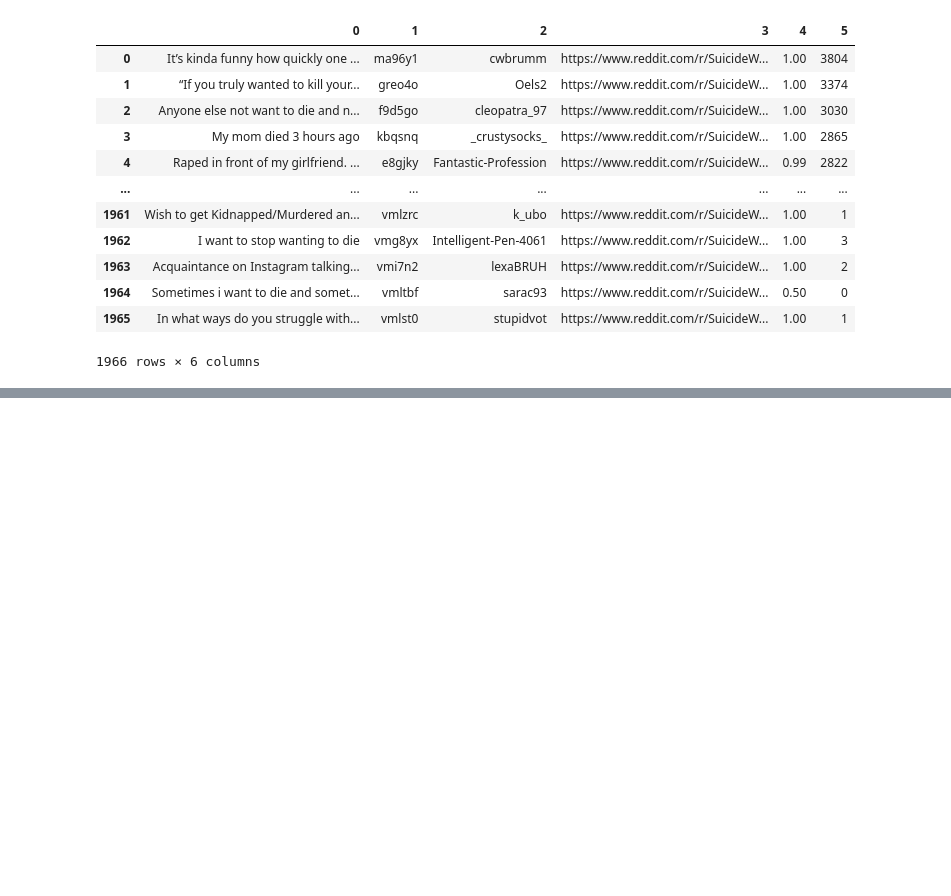
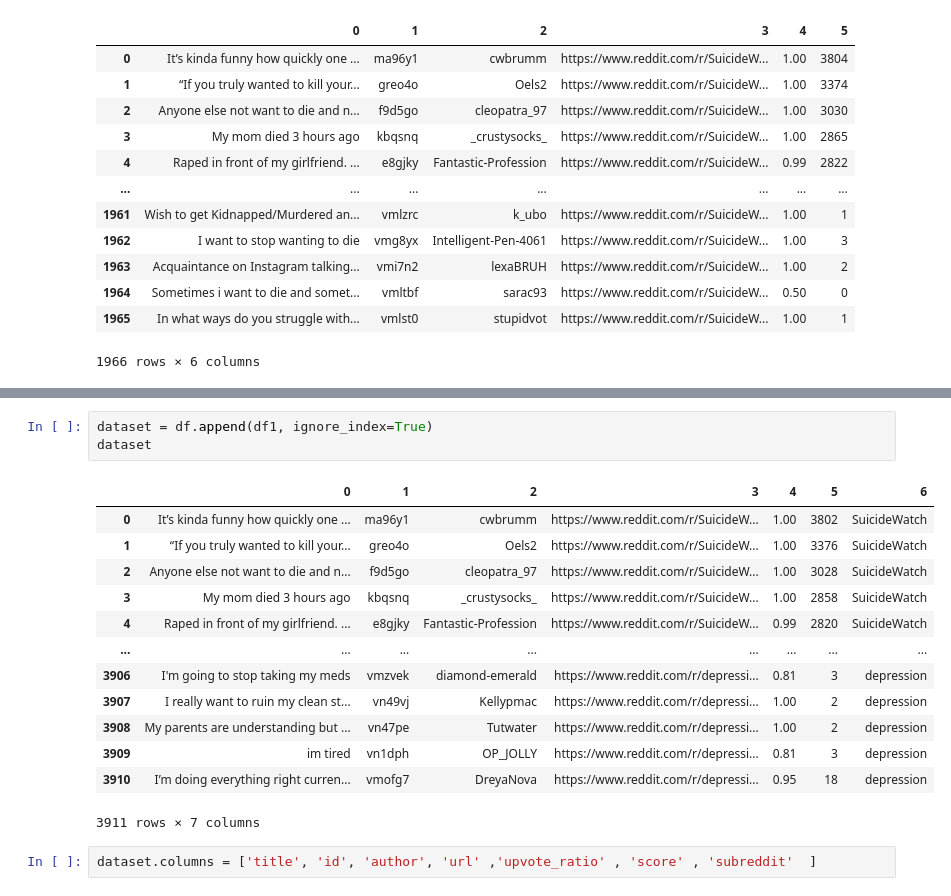
Before and after one commit to shreeramgs/depression_detector, a Jupyter notebook: Scraping the data.ipynb, the cells around one changed output, grey strips where cells are left out. Drawn from its saved outputs; the diff is of its cells as text; blank space fills up the shorter version.

```diff
--- a/Scraping the data.ipynb
+++ b/Scraping the data.ipynb
@@ -91,0 +123,19 @@ df
+# %%
+dataset = df.append(df1, ignore_index=True)
+dataset
+# %% [output]
+|  | 0 | 1 | 2 | 3 | 4 | 5 | 6 |
+| 0 | It’s kinda funny how quickly one ... | ma96y1 | cwbrumm | https://www.reddit.com/r/SuicideW... | 1.00 | 3802 | SuicideWatch |
+| 1 | “If you truly wanted to kill your... | greo4o | Oels2 | https://www.reddit.com/r/SuicideW... | 1.00 | 3376 | SuicideWatch |
+| 2 | Anyone else not want to die and n... | f9d5go | cleopatra_97 | https://www.reddit.com/r/SuicideW... | 1.00 | 3028 | SuicideWatch |
+| 3 | My mom died 3 hours ago | kbqsnq | _crustysocks_ | https://www.reddit.com/r/SuicideW... | 1.00 | 2858 | SuicideWatch |
+| 4 | Raped in front of my girlfriend. ... | e8gjky | Fantastic-Profession | https://www.reddit.com/r/SuicideW... | 0.99 | 2820 | SuicideWatch |
+| ... | ... | ... | ... | ... | ... | ... | ... |
+| 3906 | I'm going to stop taking my meds | vmzvek | diamond-emerald | https://www.reddit.com/r/depressi... | 0.81 | 3 | depression |
+| 3907 | I really want to ruin my clean st... | vn49vj | Kellypmac | https://www.reddit.com/r/depressi... | 1.00 | 2 | depression |
+| 3908 | My parents are understanding but ... | vn47pe | Tutwater | https://www.reddit.com/r/depressi... | 1.00 | 2 | depression |
+| 3909 | im tired | vn1dph | OP_JOLLY | https://www.reddit.com/r/depressi... | 0.81 | 3 | depression |
+| 3910 | I’m doing everything right curren... | vmofg7 | DreyaNova | https://www.reddit.com/r/depressi... | 0.95 | 18 | depression |
+3911 rows × 7 columns
+# %%
+dataset.columns = ['title', 'id', 'author', 'url' ,'upvote_ratio' , 'score' , 'subreddit'  ]
```
Also changed, not shown: parts of 7 cells of this notebook.
